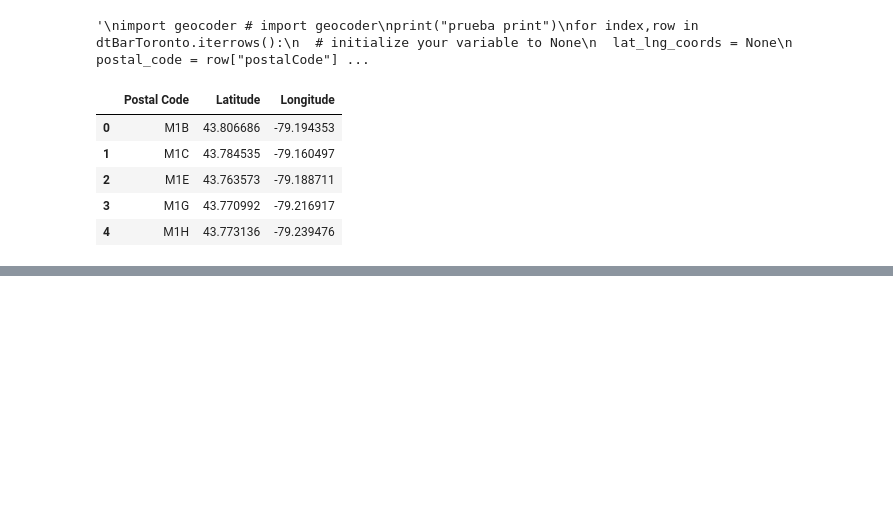
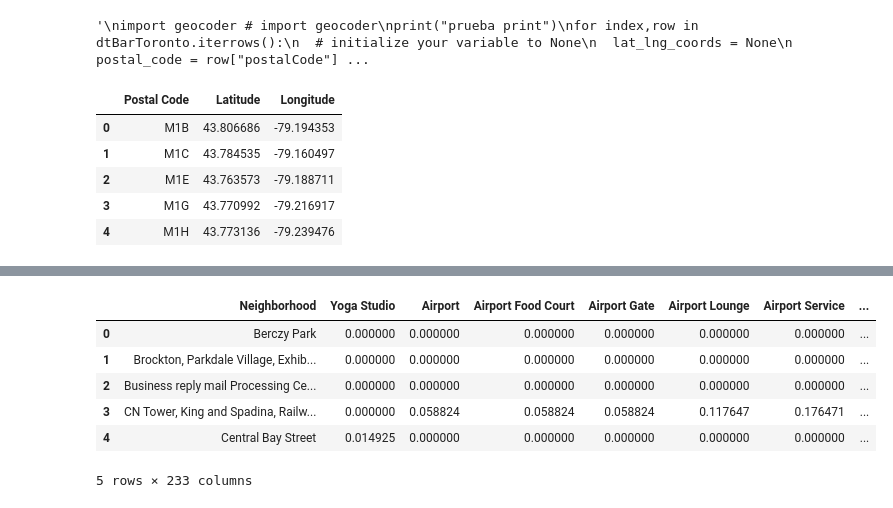
Before and after one commit to SDJM02/CapstoneIBM, a Jupyter notebook: BarriosToronto.ipynb, the cells around one changed output, grey strips where cells are left out. Cells and saved outputs as stored; diff of their text form; code cells hidden in the pictures; blank space fills up the shorter version.

Commit message:
Tarea Semana 3 Agrupacion Barrios Toronto

```diff
--- a/BarriosToronto.ipynb
+++ b/BarriosToronto.ipynb
@@ -119,0 +168,6 @@ dtBarToronto.set_index("postalCode").join(df_spacial.set_index("Postal Code"))
+# %%
+#Configuracion Foursquare
+CLIENT_ID = 'VL21BT4LPJFFG0UHO5TJWRW0KXOUI5ZNOOC2T24OI544KJTU' # su ID de Foursquare
+CLIENT_SECRET = 'EDWOK1HJXYY2TCSL5DNA1OQ0BG1PVBV01ZWJCDGFUFBSAOUC' # Secreto de Foursquare
+VERSION = '20180605' # versión de la API de Foursquare
+LIMIT = 100 # Un valor límite para la API de Foursquare
@@ -119,0 +194,19 @@ dtBarToronto.set_index("postalCode").join(df_spacial.set_index("Postal Code"))
+# %%
+#Definimos funcion para obtener los lugares para cada barrio
+def obtener_lugares(names,latitudes,longitudes,radius=500):
+    lista_lugares = []
+    for name,lat,lon in zip(names,latitudes,longitudes):
+        #crear la URL de solicitud de API
+        url = 'https://api.foursquare.com/v2/venues/explore?&client_id={}&client_secret={}&v={}&ll={},{}&radius={}&limit={}'.format(CLIENT_ID,CLIENT_SECRET,VERSION,lat,lon,radius,LIMIT)
+        #solicitud GET
+        results = requests.get(url).json()["response"]['groups'][0]['items']
+        #regresa solo información relevante de cada sitio cercano
+        lista_lugares.append([(name,lat,lon,v['venue']['name'],v['venue']['location']['lat'],v['venue']['location']['lng'],v['venue']['categories'][0]['name']) for v in results])
+        lugares_cercanos = pd.DataFrame([item for lugar in lista_lugares for item in lugar])
+        lugares_cercanos.columns = ['Neighborhood','Neighborhood Latitude','Neighborhood Longitude','Venue','Venue Latitude','Venue Longitude','Venue Category']
+
+    return(lugares_cercanos)
+# %%
+#Llamamos a la funcion anterior
+lugares_toronto = obtener_lugares(toronto_data["neighborhood"],toronto_data["Latitude"],toronto_data["Longitude"])
+lugares_toronto.shape
@@ -119,0 +219,12 @@ dtBarToronto.set_index("postalCode").join(df_spacial.set_index("Postal Code"))
+# %%
+# generando una columna para cada categoria
+toronto_onehot = pd.get_dummies(lugares_toronto[['Venue Category']], prefix="", prefix_sep="")
+
+# añadir la columna de barrio de regreso al dataframe
+toronto_onehot['Neighborhood'] = lugares_toronto['Neighborhood']
+
+# mover la columna de barrio a la primer columna
+fixed_columns = [toronto_onehot.columns[-1]] + list(toronto_onehot.columns[:-1])
+toronto_onehot= toronto_onehot[fixed_columns]
+
+toronto_onehot.head()
@@ -119,0 +239,12 @@ dtBarToronto.set_index("postalCode").join(df_spacial.set_index("Postal Code"))
+# %%
+#obteniendo la frecuencia de cada categoria para cada barrio
+toronto_grouped = toronto_onehot.groupby('Neighborhood').mean().reset_index()
+toronto_grouped.head()
+# %% [output]
+|  | Neighborhood | Yoga Studio | Airport | Airport Food Court | Airport Gate | Airport Lounge | Airport Service | ... |
+| 0 | Berczy Park | 0.000000 | 0.000000 | 0.000000 | 0.000000 | 0.000000 | 0.000000 | ... |
+| 1 | Brockton, Parkdale Village, Exhib... | 0.000000 | 0.000000 | 0.000000 | 0.000000 | 0.000000 | 0.000000 | ... |
+| 2 | Business reply mail Processing Ce... | 0.000000 | 0.000000 | 0.000000 | 0.000000 | 0.000000 | 0.000000 | ... |
+| 3 | CN Tower, King and Spadina, Railw... | 0.000000 | 0.058824 | 0.058824 | 0.058824 | 0.117647 | 0.176471 | ... |
+| 4 | Central Bay Street | 0.014925 | 0.000000 | 0.000000 | 0.000000 | 0.000000 | 0.000000 | ... |
+5 rows × 233 columns
```
Also changed, not shown: parts of 20 cells of this notebook.
